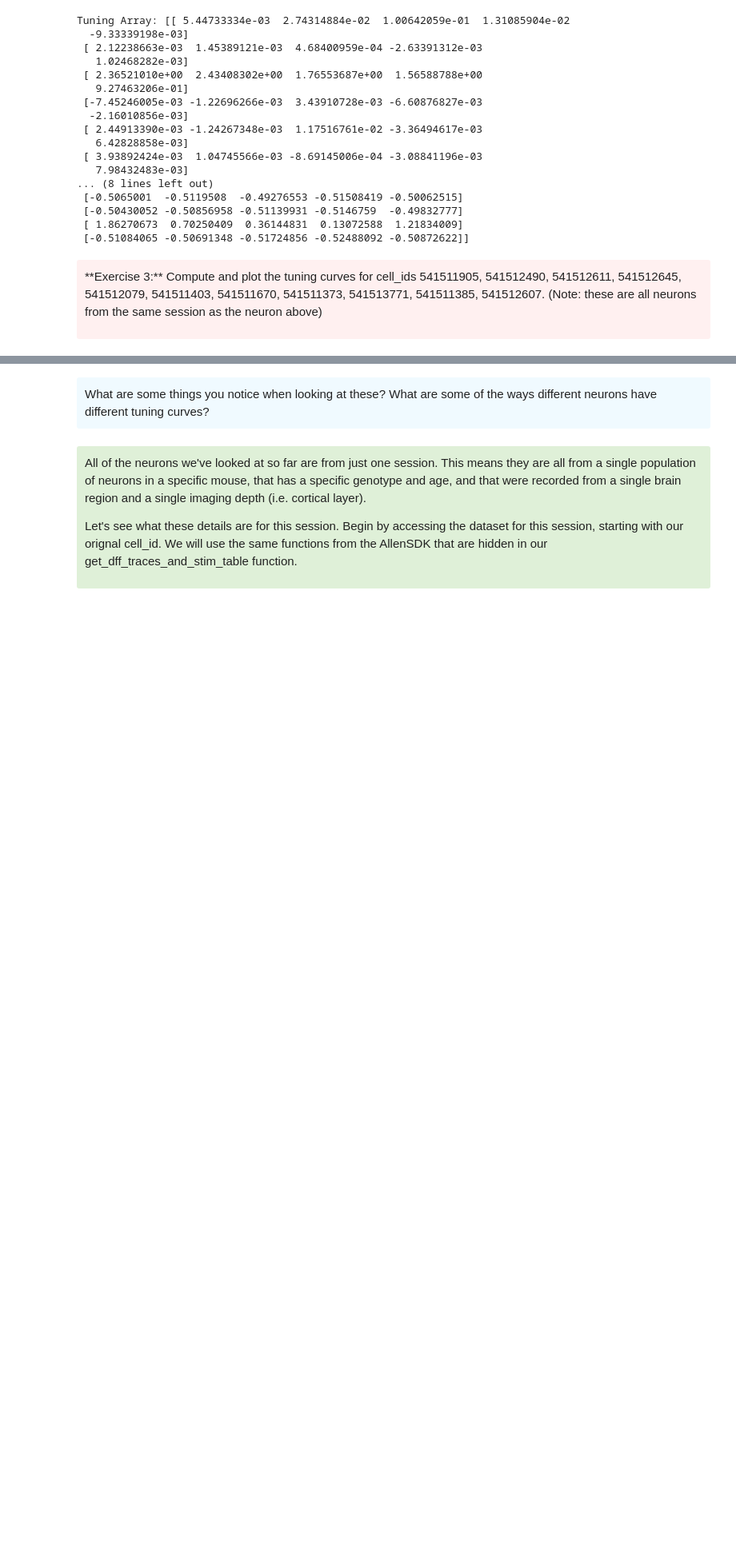
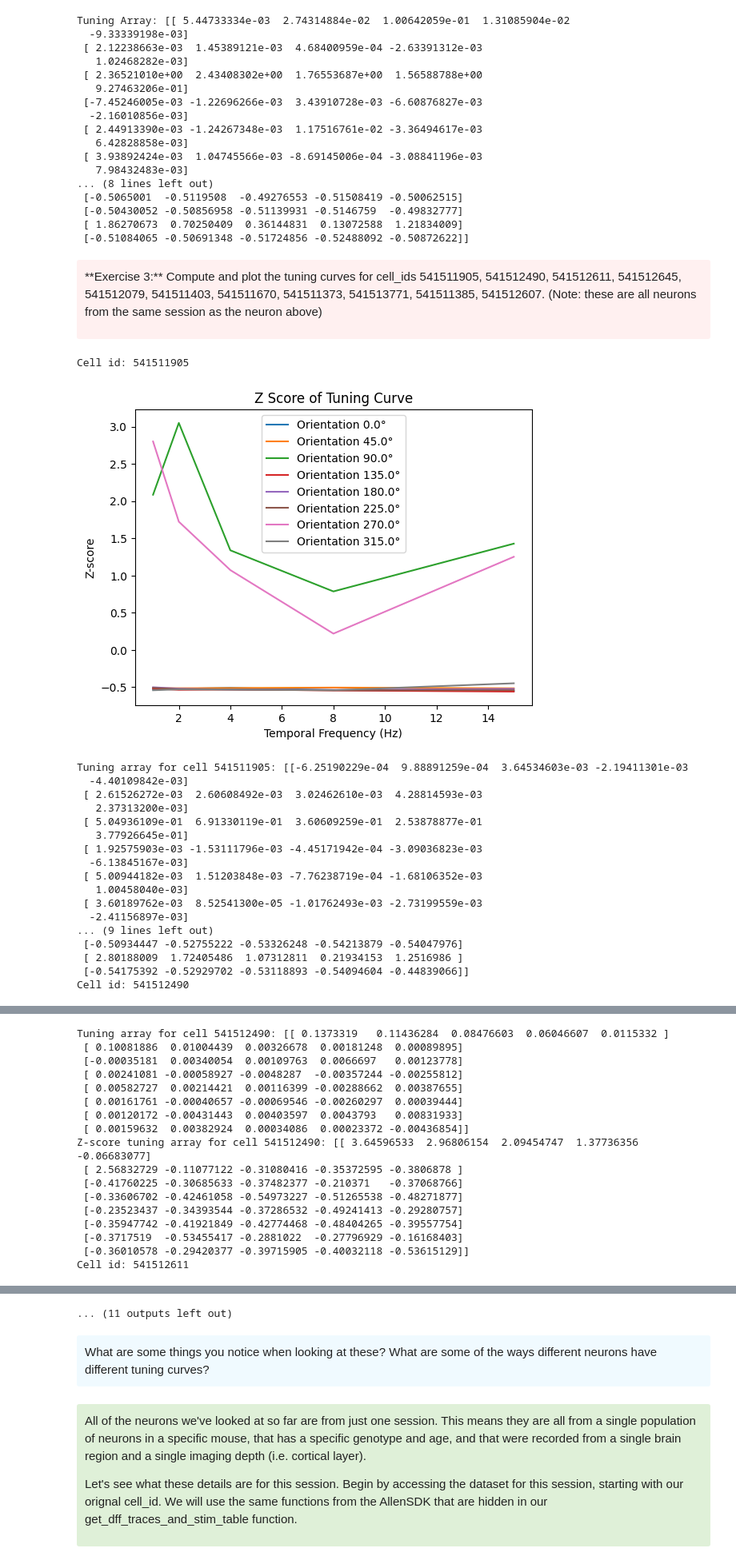
Before and after one commit to anniey27/amath342, a Jupyter notebook: Homework: Compare_neurons.ipynb, the cells around one changed output, grey strips where cells are left out. Shown: that part at 80% size. Saved outputs shown, nothing was run; the diff lists cells and outputs as text; code cells hidden in the pictures; blank space fills up the shorter version.

```diff
--- a/Homework: Compare_neurons.ipynb
+++ b/Homework: Compare_neurons.ipynb
@@ -134,3 +134,34 @@ Tuning Array: [[ 5.44733334e-03  2.74314884e-02  1.00642059e-01  1.31085904e-02
 (Note: these are all neurons from the same session as the neuron above)
 
 </div>
+# %%
+def plot_tuning_curves(cell_ids, stimulus):
+    for cell_id in cell_ids:
+        print(f"Cell id: {cell_id}")
+        tuning, tuning_z = compute_tuning(cell_id)
+        print(f"Tuning array for cell {cell_id}:", tuning)
+        print(f"Z-score tuning array for cell {cell_id}:", tuning_z)
+
+cell_ids = [541511905, 541512490, 541512611, 541512645, 541512079, 541511403,
+            541511670, 541511373, 541513771, 541511385, 541512607]
+plot_tuning_curves(cell_ids, stimulus)
+# %% [output]
+Cell id: 541511905
+[figure, added]
+Tuning array for cell 541511905: [[-6.25190229e-04  9.88891259e-04  3.64534603e-03 -2.19411301e-03
+  -4.40109842e-03]
+ [ 2.61526272e-03  2.60608492e-03  3.02462610e-03  4.28814593e-03
+   2.37313200e-03]
+ [ 5.04936109e-01  6.91330119e-01  3.60609259e-01  2.53878877e-01
+   3.77926645e-01]
+ [ 1.92575903e-03 -1.53111796e-03 -4.45171942e-04 -3.09036823e-03
+  -6.13845167e-03]
+ [ 5.00944182e-03  1.51203848e-03 -7.76238719e-04 -1.68106352e-03
+   1.00458040e-03]
+ [ 3.60189762e-03  8.52541300e-05 -1.01762493e-03 -2.73199559e-03
+  -2.41156897e-03]
+... (9 lines left out)
+ [-0.50934447 -0.52755222 -0.53326248 -0.54213879 -0.54047976]
+ [ 2.80188009  1.72405486  1.07312811  0.21934153  1.2516986 ]
+ [-0.54175392 -0.52929702 -0.53118893 -0.54094604 -0.44839066]]
+Cell id: 541512490
@@ -136,0 +169,17 @@ Tuning Array: [[ 5.44733334e-03  2.74314884e-02  1.00642059e-01  1.31085904e-02
+Tuning array for cell 541512490: [[ 0.1373319   0.11436284  0.08476603  0.06046607  0.0115332 ]
+ [ 0.10081886  0.01004439  0.00326678  0.00181248  0.00089895]
+ [-0.00035181  0.00340054  0.00109763  0.0066697   0.00123778]
+ [ 0.00241081 -0.00058927 -0.0048287  -0.00357244 -0.00255812]
+ [ 0.00582727  0.00214421  0.00116399 -0.00288662  0.00387655]
+ [ 0.00161761 -0.00040657 -0.00069546 -0.00260297  0.00039444]
+ [ 0.00120172 -0.00431443  0.00403597  0.0043793   0.00831933]
+ [ 0.00159632  0.00382924  0.00034086  0.00023372 -0.00436854]]
+Z-score tuning array for cell 541512490: [[ 3.64596533  2.96806154  2.09454747  1.37736356 -0.06683077]
+ [ 2.56832729 -0.11077122 -0.31080416 -0.35372595 -0.3806878 ]
+ [-0.41760225 -0.30685633 -0.37482377 -0.210371   -0.37068766]
+ [-0.33606702 -0.42461058 -0.54973227 -0.51265538 -0.48271877]
+ [-0.23523437 -0.34393544 -0.37286532 -0.49241413 -0.29280757]
+ [-0.35947742 -0.41921849 -0.42774468 -0.48404265 -0.39557754]
+ [-0.3717519  -0.53455417 -0.2881022  -0.27796929 -0.16168403]
+ [-0.36010578 -0.29420377 -0.39715905 -0.40032118 -0.53615129]]
+Cell id: 541512611
@@ -137,3 +241,4 @@ Tuning Array: [[ 5.44733334e-03  2.74314884e-02  1.00642059e-01  1.31085904e-02
+... (11 outputs left out)
 # %% [markdown]
 <div style="background: #F0FAFF; border-radius: 3px; padding: 10px;">
 What are some things you notice when looking at these? What are some of the ways different neurons have different tuning curves?
```
Also changed, not shown: parts of 1 cell of this notebook.
